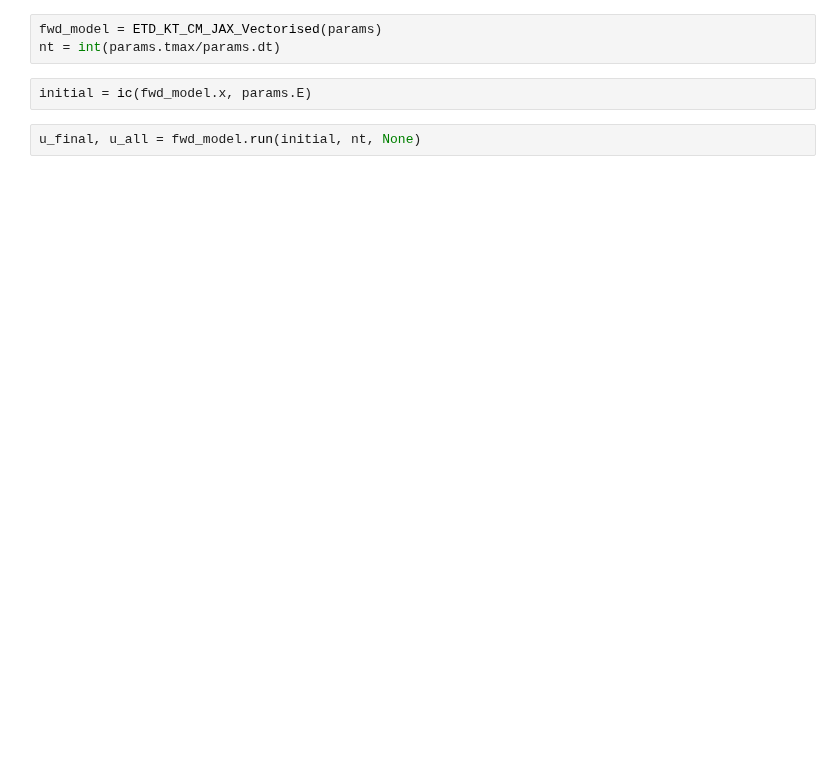
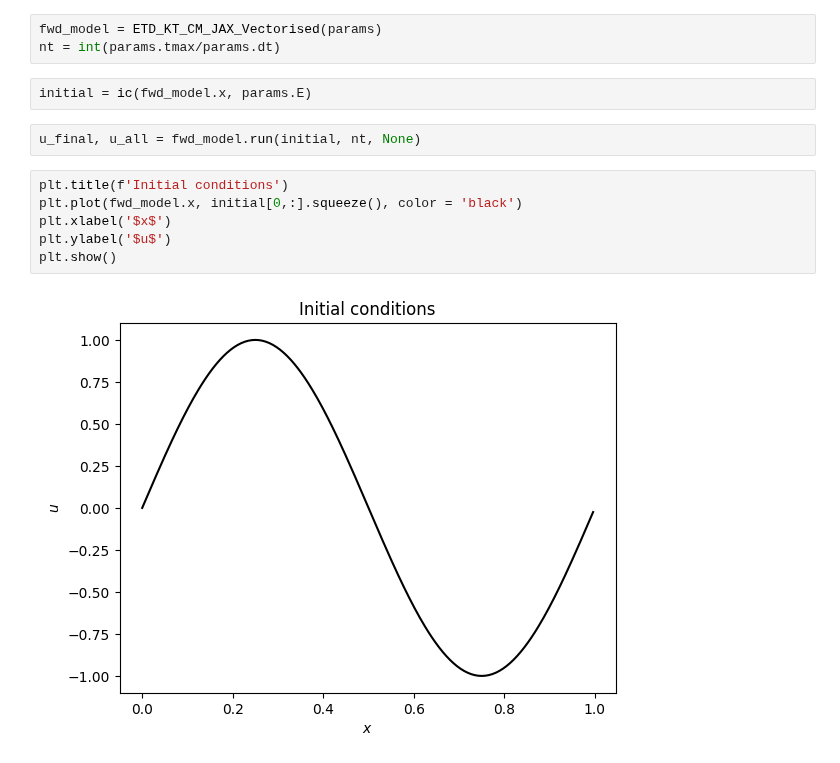
Before and after one commit to jameswoodfield/Particle_Filter, a Jupyter notebook: test_run_a_model.ipynb, the cells around one changed output. Cells and saved outputs as stored; diff of their text form; blank space fills up the shorter version.

```diff
--- a/test_run_a_model.ipynb
+++ b/test_run_a_model.ipynb
@@ -27,4 +29,12 @@ nt = int(params.tmax/params.dt)
 initial = ic(fwd_model.x, params.E)
 # %%
 u_final, u_all = fwd_model.run(initial, nt, None)
+# %%
+plt.title(f'Initial conditions')
+plt.plot(fwd_model.x, initial[0,:].squeeze(), color = 'black')
+plt.xlabel('$x$')
+plt.ylabel('$u$')
+plt.show()
+# %% [output]
+[figure, added]
 # %%
```
Also changed, not shown: parts of 4 cells of this notebook, 5 other files.
